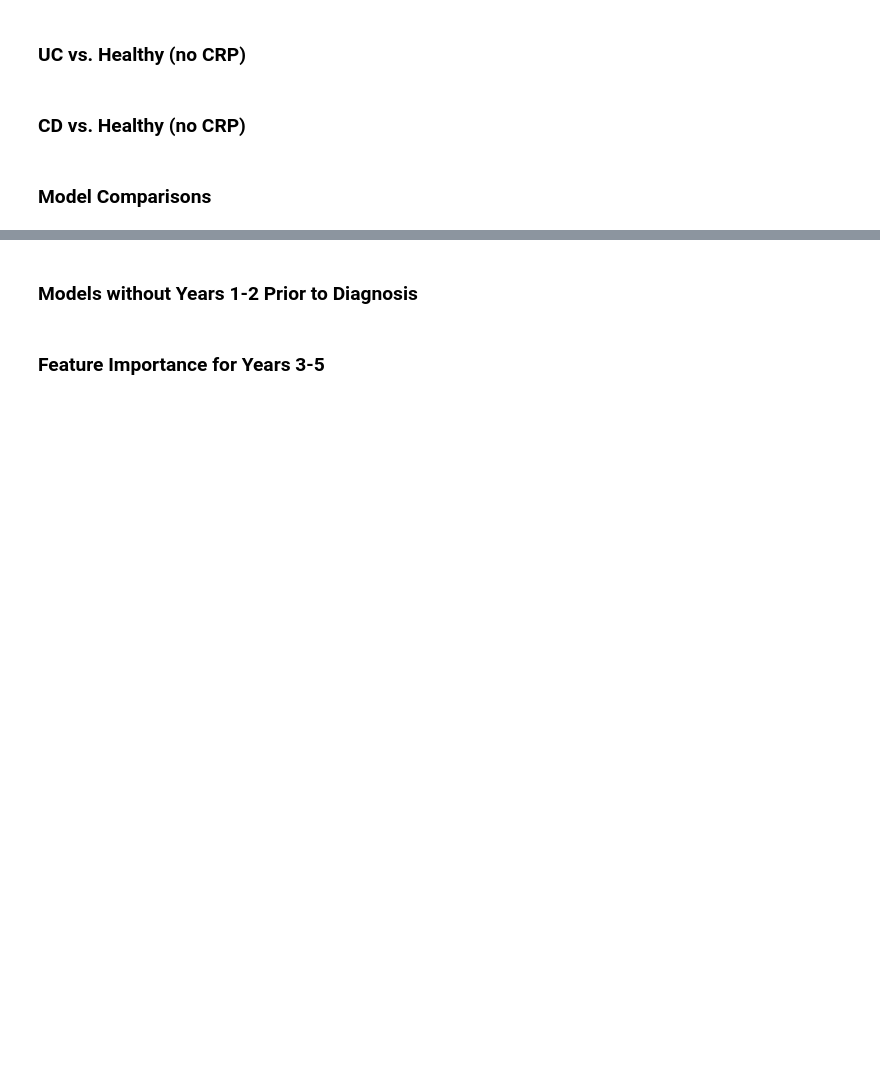
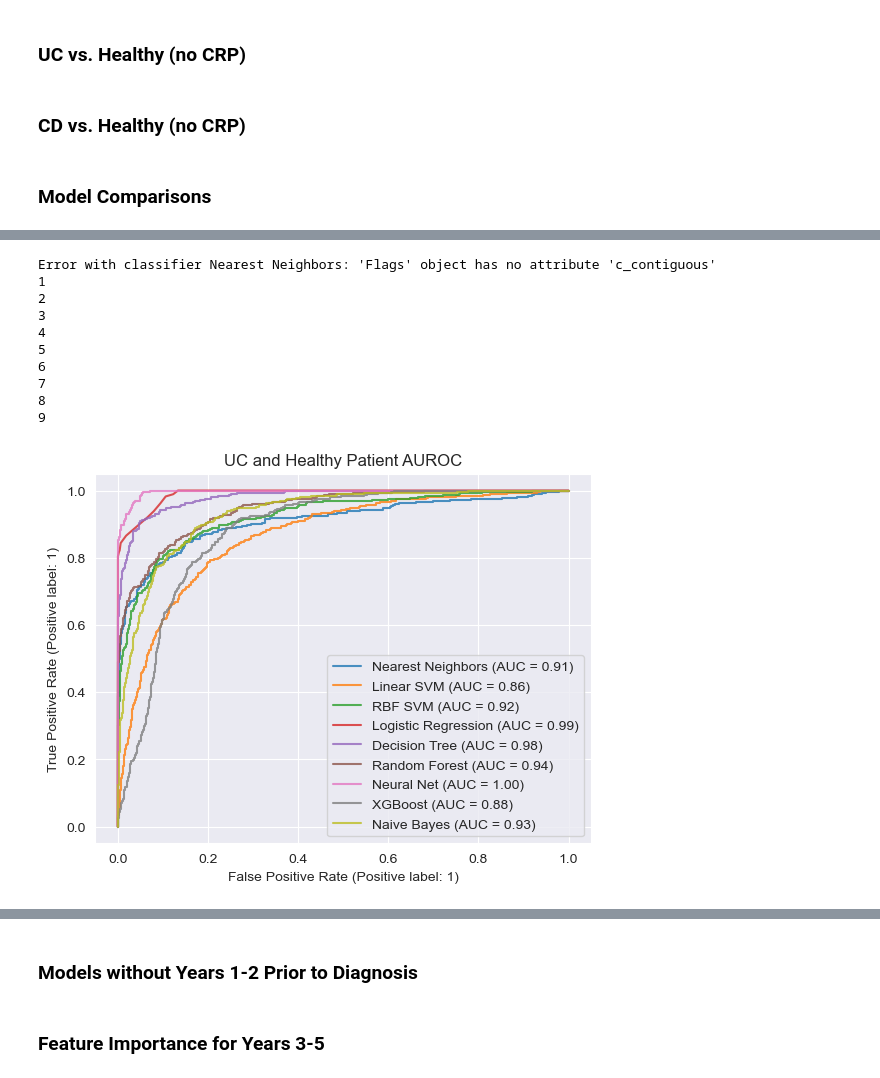
Before and after one commit to emmachancellor/ibd_longitudinal_ml, a Jupyter notebook: ml_models_ibd.ipynb, the cells around one changed output, grey strips where cells are left out. Saved outputs shown, nothing was run; the diff lists cells and outputs as text; code cells hidden in the pictures; blank space fills up the shorter version.

```diff
--- a/ml_models_ibd.ipynb
+++ b/ml_models_ibd.ipynb
@@ -535,8 +705,21 @@ test_models(uc_vs_cd, plot_title, fig_name_path)
 # %%
 # UC vs. Healthy (with CRP)
-fig_name_path = '/Users/emmadyer/Desktop/ibd_long_project/figures/model_figs/uc_healthy_models.png'
+fig_name_path = '/Users/emmadyer/Desktop/PROJECTS/ibd_ml_local/models/uc_healthy_models.png'
 plot_title = 'UC and Healthy Patient AUROC'
+save_model_path = '/Users/emmadyer/Desktop/PROJECTS/ibd_ml_local/models/uc_vs_healthy_with_CRP/uc_vs_healthy_with_CRP'
 
-test_models(uc_vs_healthy, plot_title, fig_name_path)
+test_models(uc_vs_healthy, plot_title, fig_name_path, save_model_path)
+# %% [output]
+Error with classifier Nearest Neighbors: 'Flags' object has no attribute 'c_contiguous'
+1
+2
+3
+4
+5
+6
+7
+8
+9
+[figure, added]
 # %%
 # CD and Healthy (with CRP)
```
Also changed, not shown: parts of 19 cells of this notebook, 1 other file.
